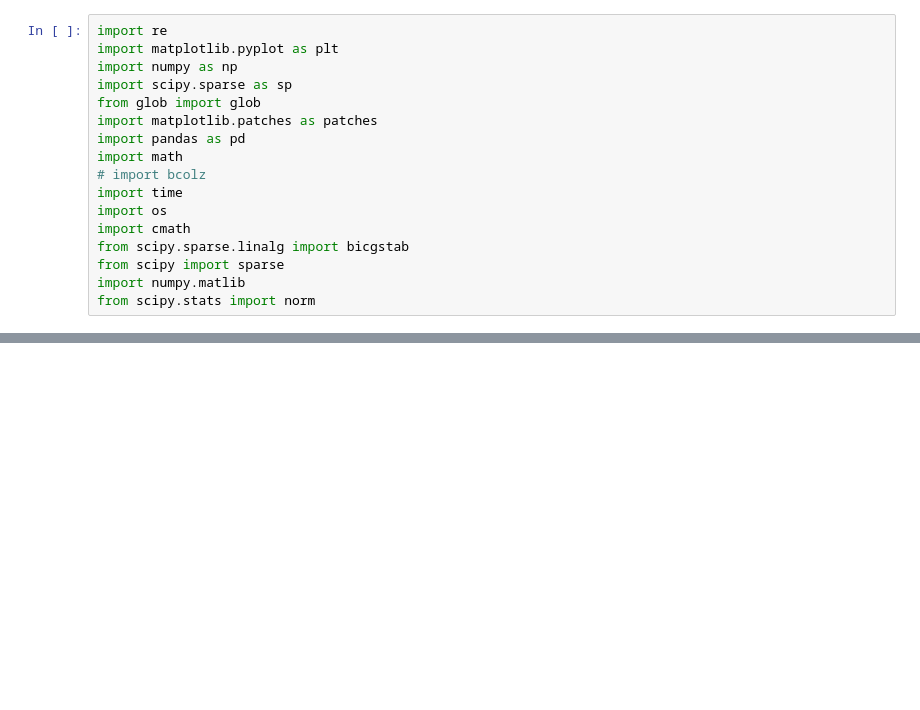
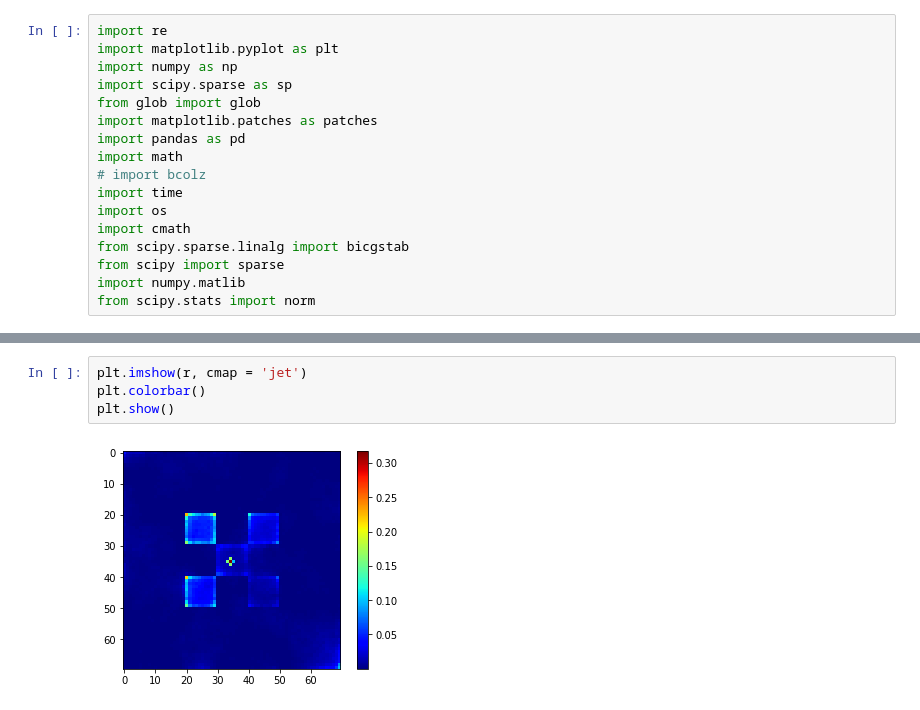
Before and after one commit to MrCrHaM/Passenger, a Jupyter notebook: MatlabFilesVectorField/02-24-18-Cem'sCode.ipynb, the cells around one changed output, grey strips where cells are left out. Drawn from its saved outputs; the diff is of its cells as text; blank space fills up the shorter version.

```diff
--- a/MatlabFilesVectorField/02-24-18-Cem'sCode.ipynb
+++ b/MatlabFilesVectorField/02-24-18-Cem'sCode.ipynb
@@ -289,0 +309,6 @@ Running time of this part is 57.90193295478821 seconds
+# %%
+plt.imshow(r, cmap = 'jet')
+plt.colorbar()
+plt.show()
+# %% [output]
+[figure, added]
```
Also changed, not shown: parts of 6 cells of this notebook, 5 other files.
